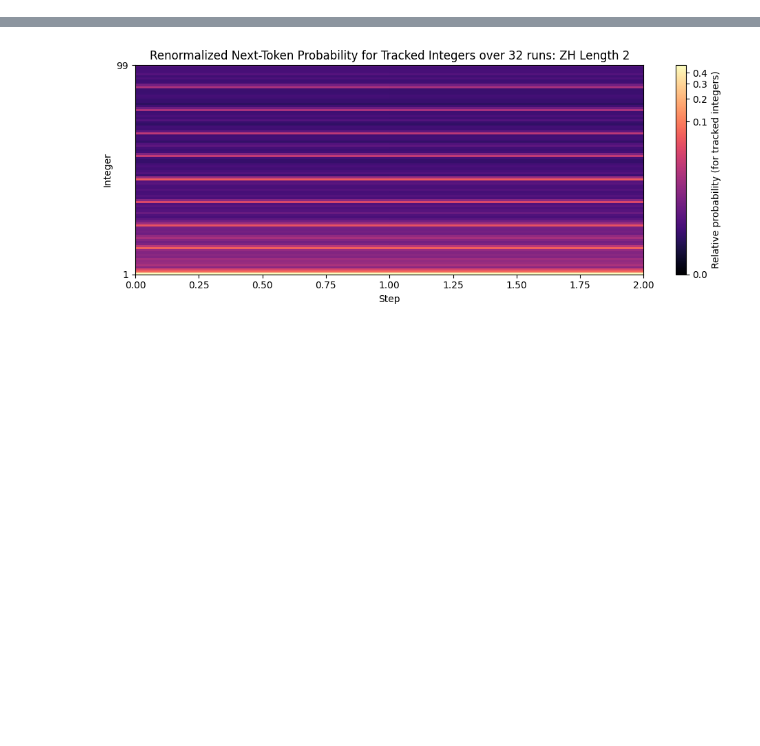
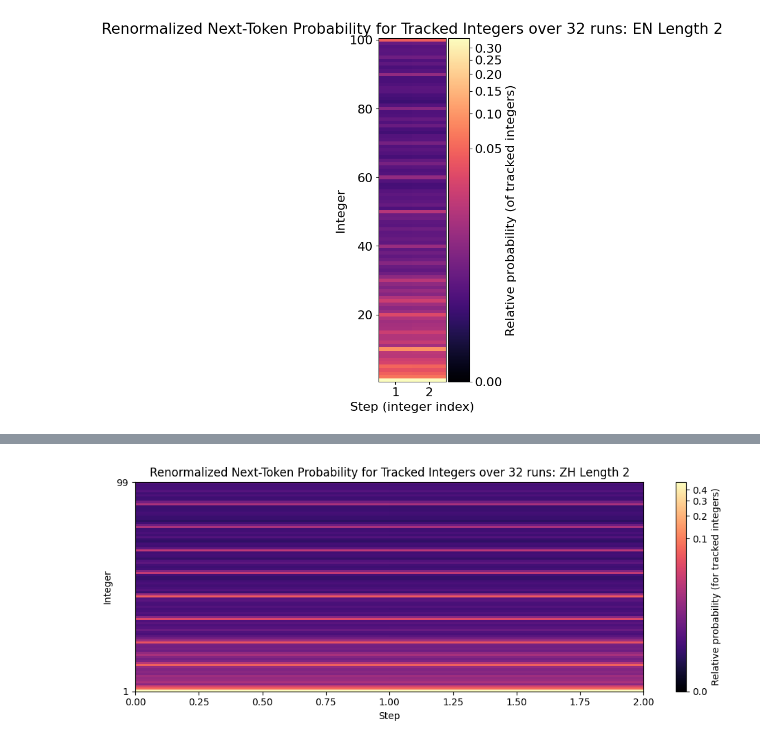
Before and after one commit to kevwjin/rng-inference, a Jupyter notebook: notebooks/Untitled.ipynb, the cells around one changed output, grey strips where cells are left out. Cells and saved outputs as stored; diff of their text form; code cells hidden in the pictures; blank space fills up the shorter version.

```diff
--- a/notebooks/Untitled.ipynb
+++ b/notebooks/Untitled.ipynb
@@ -34,3 +34,92 @@ for p in ARTIFACTS.glob("*.npz"):
         len8_hist.append(p)
     elif "len16" in stem:
         len16_main.append(p)
+# %%
+  EN_ROLLOUTS = ROOT / "rollouts" / "en"
+
+  paths = list(EN_ROLLOUTS.glob("*.json"))
+
+  def sort_key(p: Path):
+      stem = p.stem
+      for part in stem.split("_"):
+          if part.startswith("len"):
+              try:
+                  return int(part.removeprefix("len"))
+              except ValueError:
+                  return 0
+      return 0
+
+  def human_title(path: Path) -> str:
+      stem = path.stem
+      parts = stem.split("_")
+      lang = parts[0].upper() if parts else stem
+      length = None
+      rollouts = None
+      for part in parts:
+          if part.startswith("len"):
+              try:
+                  length = int(part.removeprefix("len"))
+              except ValueError:
+                  pass
+          if part.startswith("rollouts"):
+              try:
+                  rollouts = int(part.removeprefix("rollouts"))
+              except ValueError:
+                  pass
+      title = "Renormalized Next-Token Probability for Tracked Integers"
+      if rollouts is not None:
+          title += f" over {rollouts} runs"
+      title += f": {lang}"
+      if length is not None:
+          title += f" Length {length}"
+      return title
+
+  for path in sorted(paths, key=sort_key):
+      data = json.loads(path.read_text())
+      steps = data["per_step_probs"]
+      ints = sorted(int(i) for i in steps[0].keys())
+
+      mat = np.array([[step[str(i)] for i in ints] for step in steps], dtype=np.float32)
+      mat_rel = mat / (mat.sum(axis=1, keepdims=True) + 1e-12)
+
+      vmax = np.percentile(mat_rel, 99.5)
+      norm = colors.PowerNorm(gamma=0.2, vmin=0, vmax=vmax)
+
+      num_steps = mat.shape[0]
+      int_span = max(ints) - min(ints) + 1
+      per_step_width = 0.8      # inches per step
+      cb_width_in = 0.5         # inch width reserved for colorbar
+      width = per_step_width * num_steps + cb_width_in
+      height = max(3.0, min(8.0, 0.12 * int_span))
+
+      fig = plt.figure(figsize=(width, height))
+      gs = fig.add_gridspec(
+          nrows=1,
+          ncols=2,
+          width_ratios=[per_step_width * num_steps, cb_width_in],
+          wspace=0.05,
+      )
+      ax = fig.add_subplot(gs[0, 0])
+      cax = fig.add_subplot(gs[0, 1])
+
+      extent = [0.5, num_steps + 0.5, min(ints) - 0.5, max(ints) + 0.5]
+      im = ax.imshow(
+          mat_rel.T,
+          aspect="auto",
+          origin="lower",
+          extent=extent,
+          cmap="magma",
+          norm=norm,
+      )
+      fig.colorbar(im, cax=cax, label="Relative probability (of tracked integers)")
+
+      ax.set_xlabel("Step (integer index)")
+      ax.set_ylabel("Integer")
+      ax.set_xticks(range(1, num_steps + 1))
+      ax.set_title(human_title(path))
+
+      fig.tight_layout()
+      fig.savefig(f"{path.name[:-5]}-heatmap.png", dpi=300, bbox_inches="tight")
+      plt.show()
+# %% [output]
+[figure, added]
```
Also changed, not shown: parts of 10 cells of this notebook, 25 other files.
